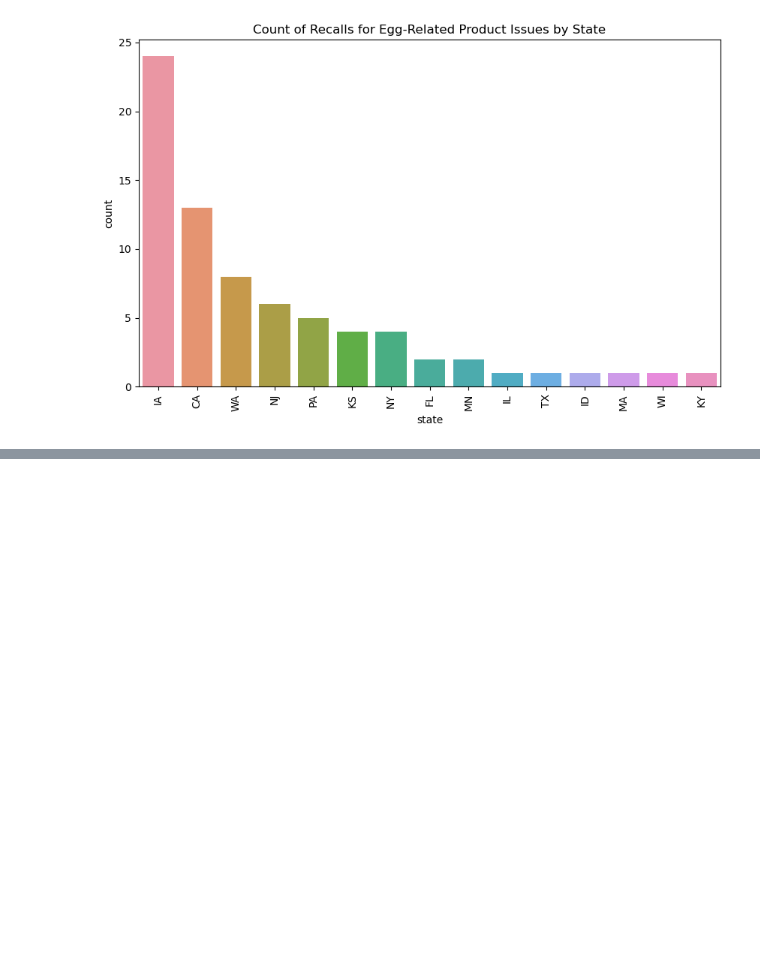
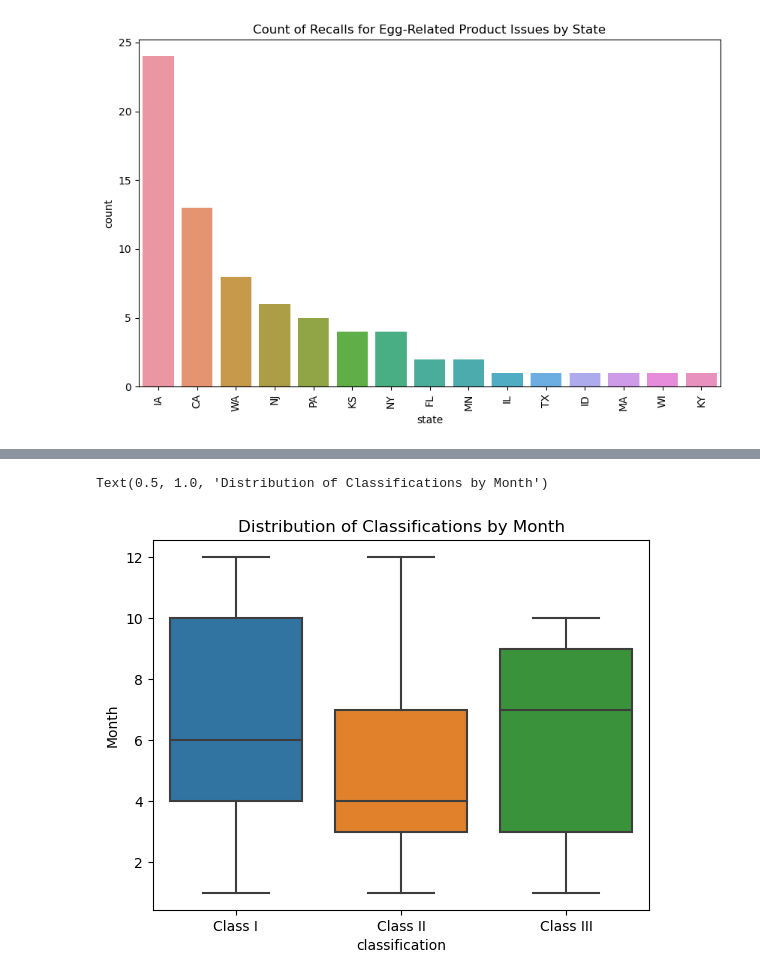
Before and after one commit to huntercroxall/s386Fall2023-project, a Jupyter notebook: Data_EDA_1.ipynb, the cells around one changed output, grey strips where cells are left out. Cells and saved outputs as stored; diff of their text form; code cells hidden in the pictures; blank space fills up the shorter version.

```diff
--- a/Data_EDA_1.ipynb
+++ b/Data_EDA_1.ipynb
@@ -181,0 +224,6 @@ Text(0.5, 1.0, 'Count of Recalls for Egg-Related Product Issues by State')
+# %%
+boxplot = sns.boxplot(x="classification", y="Month", data= df)
+boxplot.set_title('Distribution of Classifications by Month')
+# %% [output]
+Text(0.5, 1.0, 'Distribution of Classifications by Month')
+[figure, added]
```
Also changed, not shown: parts of 6 cells of this notebook.
